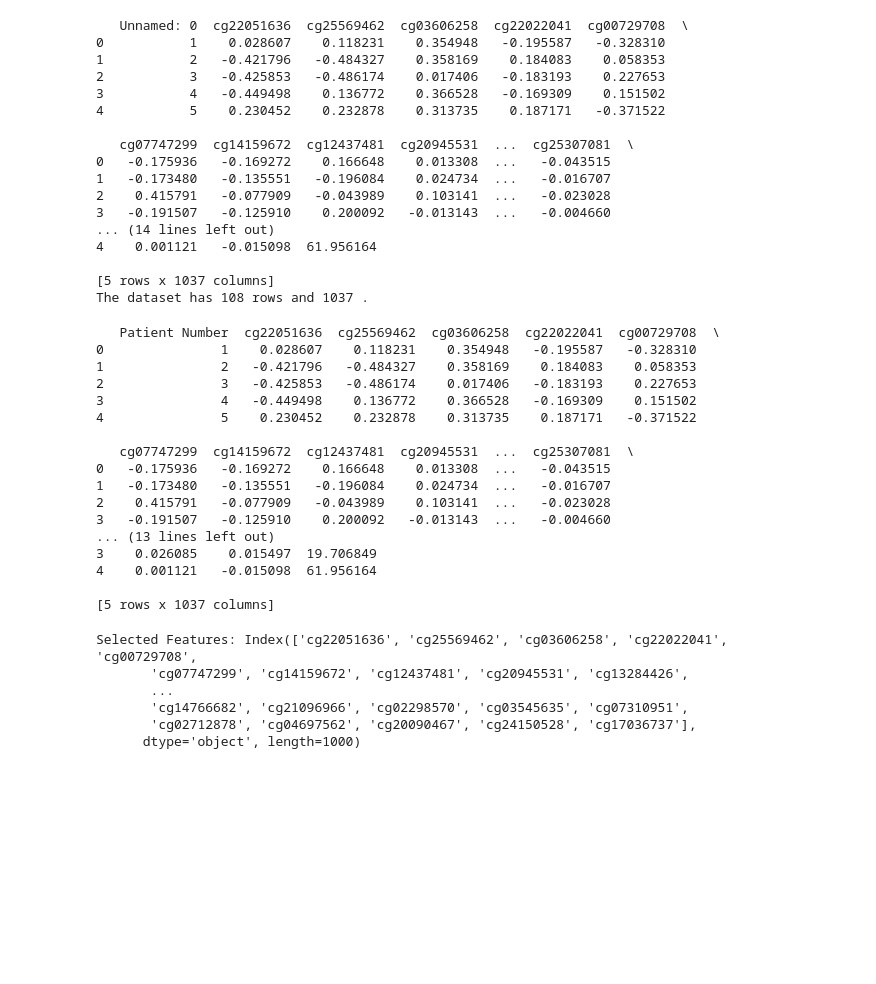
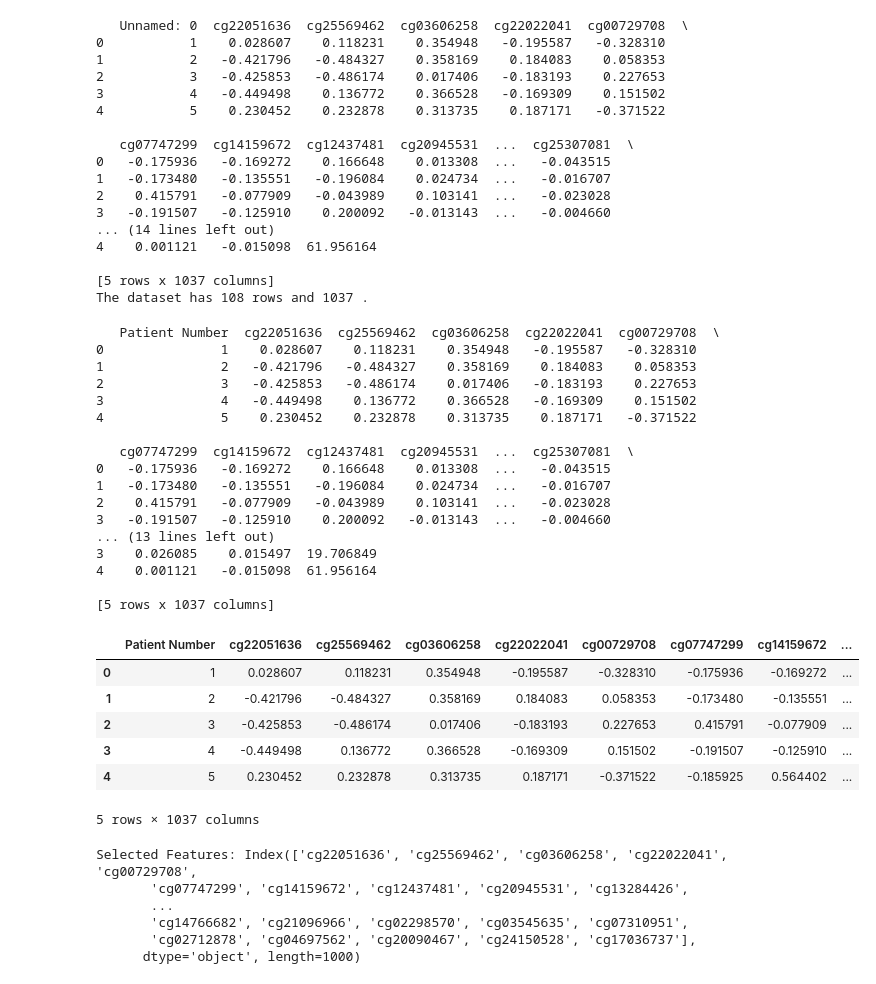
Before and after one commit to lauramazzu/hackbio-biocoding-internship, a Jupyter notebook: **AgePredictionsModel**.ipynb, the cells around one changed output. Saved outputs shown, nothing was run; the diff lists cells and outputs as text; code cells hidden in the pictures; blank space fills up the shorter version.

```diff
--- a/**AgePredictionsModel**.ipynb
+++ b/**AgePredictionsModel**.ipynb
@@ -53,25 +53,33 @@ The dataset has 108 rows and 1037 .
 # %%
 #change the first column from "unnamed" to "patient number" to make it easier to understand
 df_sites.rename(columns={'Unnamed: 0': 'Patient Number'}, inplace=True)
 print(df_sites.head())
+df_sites.head()
 # %% [output]
    Patient Number  cg22051636  cg25569462  cg03606258  cg22022041  cg00729708  \
 0               1    0.028607    0.118231    0.354948   -0.195587   -0.328310
 1               2   -0.421796   -0.484327    0.358169    0.184083    0.058353
 2               3   -0.425853   -0.486174    0.017406   -0.183193    0.227653
 3               4   -0.449498    0.136772    0.366528   -0.169309    0.151502
 4               5    0.230452    0.232878    0.313735    0.187171   -0.371522
 
    cg07747299  cg14159672  cg12437481  cg20945531  ...  cg25307081  \
 0   -0.175936   -0.169272    0.166648    0.013308  ...   -0.043515
 1   -0.173480   -0.135551   -0.196084    0.024734  ...   -0.016707
 2    0.415791   -0.077909   -0.043989    0.103141  ...   -0.023028
 3   -0.191507   -0.125910    0.200092   -0.013143  ...   -0.004660
 ... (13 lines left out)
 3    0.026085    0.015497  19.706849
 4    0.001121   -0.015098  61.956164
 
 [5 rows x 1037 columns]
+|  | Patient Number | cg22051636 | cg25569462 | cg03606258 | cg22022041 | cg00729708 | cg07747299 | cg14159672 | ... |
+| 0 | 1 | 0.028607 | 0.118231 | 0.354948 | -0.195587 | -0.328310 | -0.175936 | -0.169272 | ... |
+| 1 | 2 | -0.421796 | -0.484327 | 0.358169 | 0.184083 | 0.058353 | -0.173480 | -0.135551 | ... |
+| 2 | 3 | -0.425853 | -0.486174 | 0.017406 | -0.183193 | 0.227653 | 0.415791 | -0.077909 | ... |
+| 3 | 4 | -0.449498 | 0.136772 | 0.366528 | -0.169309 | 0.151502 | -0.191507 | -0.125910 | ... |
+| 4 | 5 | 0.230452 | 0.232878 | 0.313735 | 0.187171 | -0.371522 | -0.185925 | 0.564402 | ... |
+5 rows × 1037 columns
 # %%
 #Using any regression model, predict the age of the patients
 #First we split the data into training and testing sets
```
